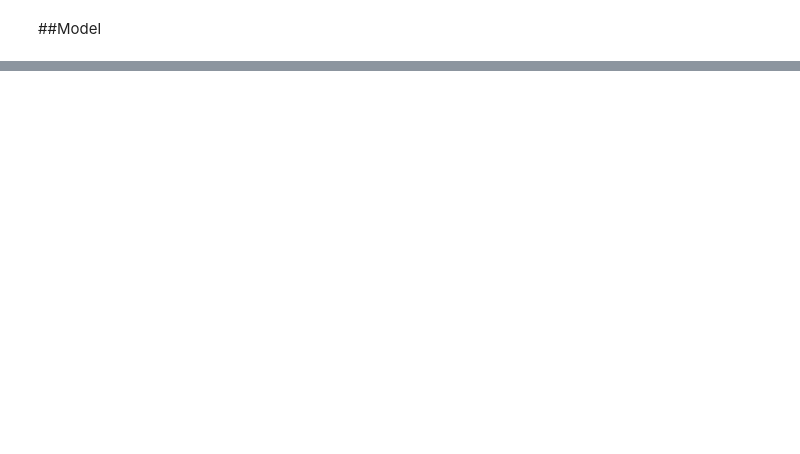
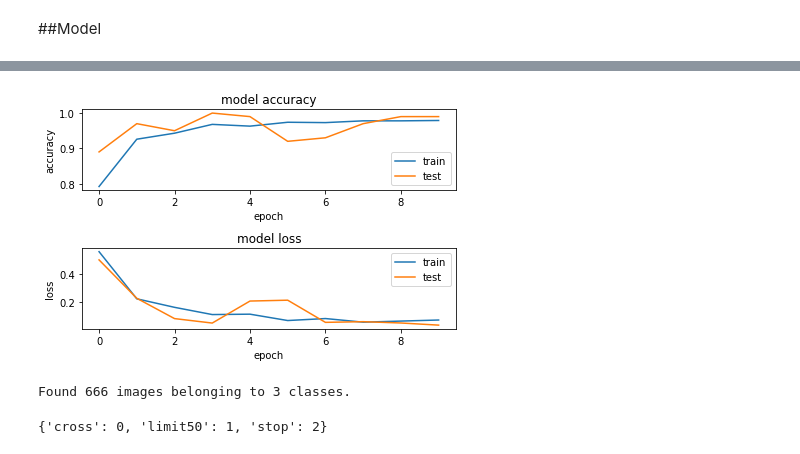
Before and after one commit to OrJaku/road-sign-recognition, a Jupyter notebook: road_sign_rec_model.ipynb, the cells around one changed output, grey strips where cells are left out. Saved outputs shown, nothing was run; the diff lists cells and outputs as text; code cells hidden in the pictures; blank space fills up the shorter version.

```diff
--- a/road_sign_rec_model.ipynb
+++ b/road_sign_rec_model.ipynb
@@ -132,20 +175,22 @@ from keras.preprocessing.image import ImageDataGenerator
 train_datagen = ImageDataGenerator(rescale=1./255)
 valid_datagen = ImageDataGenerator(rescale=1./255)
 
+picture_size = 100
 
 train_generator = train_datagen.flow_from_directory(
     train_dir,
-    target_size=(150,150),
-    batch_size=20,
-    class_mode='binary'
+    target_size=(picture_size,picture_size),
+    batch_size=10,
+    class_mode='categorical'
 
 )
 
 valid_generator = valid_datagen.flow_from_directory(
     valid_dir,
-    target_size=(150,150),
-    batch_size=20,
-    class_mode='binary'
+    target_size=(picture_size,picture_size),
+    batch_size=10,
+    class_mode='categorical'
 
 )
+numer_of_classes = len(train_generator.class_indices)
 # %% [output]
@@ -180,7 +253,7 @@ model.compile(
 history = model.fit_generator(
     train_generator,
     steps_per_epoch=100,
-    epochs=30,
+    epochs=10,
     validation_data=valid_generator,
-    validation_steps=50
+    validation_steps=10
 )
@@ -186,0 +281,28 @@ history = model.fit_generator(
+# %%
+import matplotlib
+matplotlib.use('agg')
+import matplotlib.pyplot as plt
+import matplotlib.image as mpimg
+
+fig = plt.figure()
+plt.subplot(2,1,1)
+plt.plot(history.history['acc'])
+plt.plot(history.history['val_acc'])
+plt.title('model accuracy')
+plt.ylabel('accuracy')
+plt.xlabel('epoch')
+plt.legend(['train', 'test'], loc='lower right')
+
+plt.subplot(2,1,2)
+plt.plot(history.history['loss'])
+plt.plot(history.history['val_loss'])
+plt.title('model loss')
+plt.ylabel('loss')
+plt.xlabel('epoch')
+plt.legend(['train', 'test'], loc='upper right')
+
+plt.tight_layout()
+
+fig
+# %% [output]
+[figure, added]
@@ -186,0 +313,18 @@ history = model.fit_generator(
+# %%
+test_datagen = ImageDataGenerator(rescale=1./255)
+
+test_generator = test_datagen.flow_from_directory(
+        test_dir,
+        target_size=(picture_size, picture_size),
+        color_mode="rgb",
+        shuffle = False,
+        class_mode='categorical',
+        batch_size=1)
+# %% [output]
+Found 666 images belonging to 3 classes.
+# %%
+filenames = test_generator.filenames
+classes_gen = test_generator.class_indices
+classes_gen
+# %% [output]
+{'cross': 0, 'limit50': 1, 'stop': 2}
```
Also changed, not shown: parts of 15 cells of this notebook.
